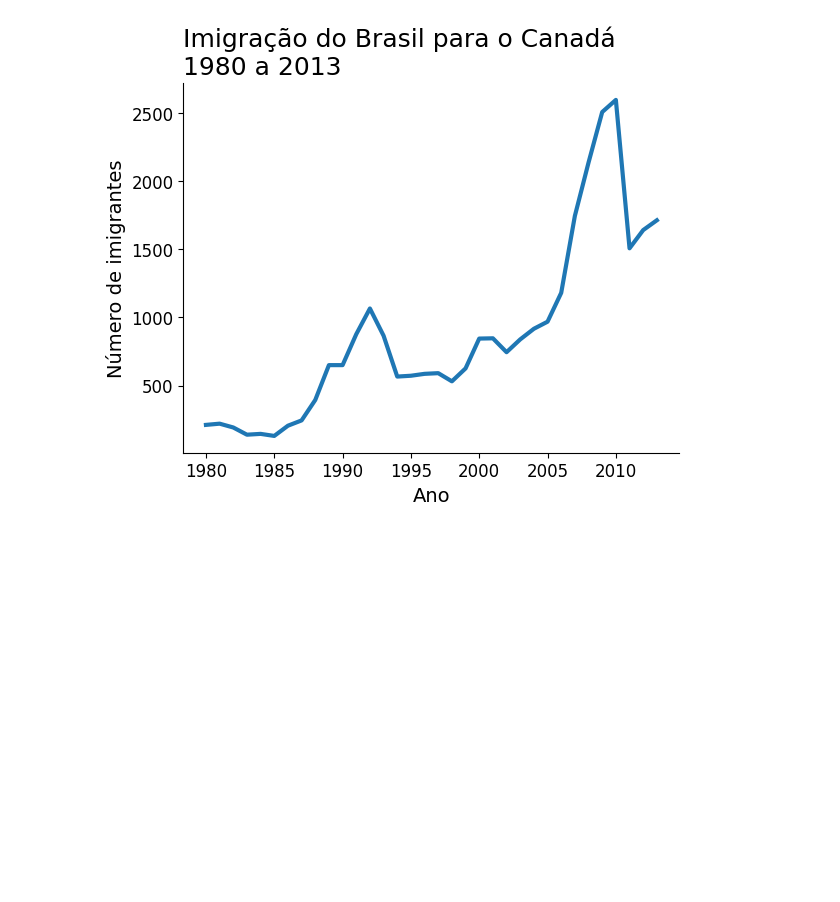
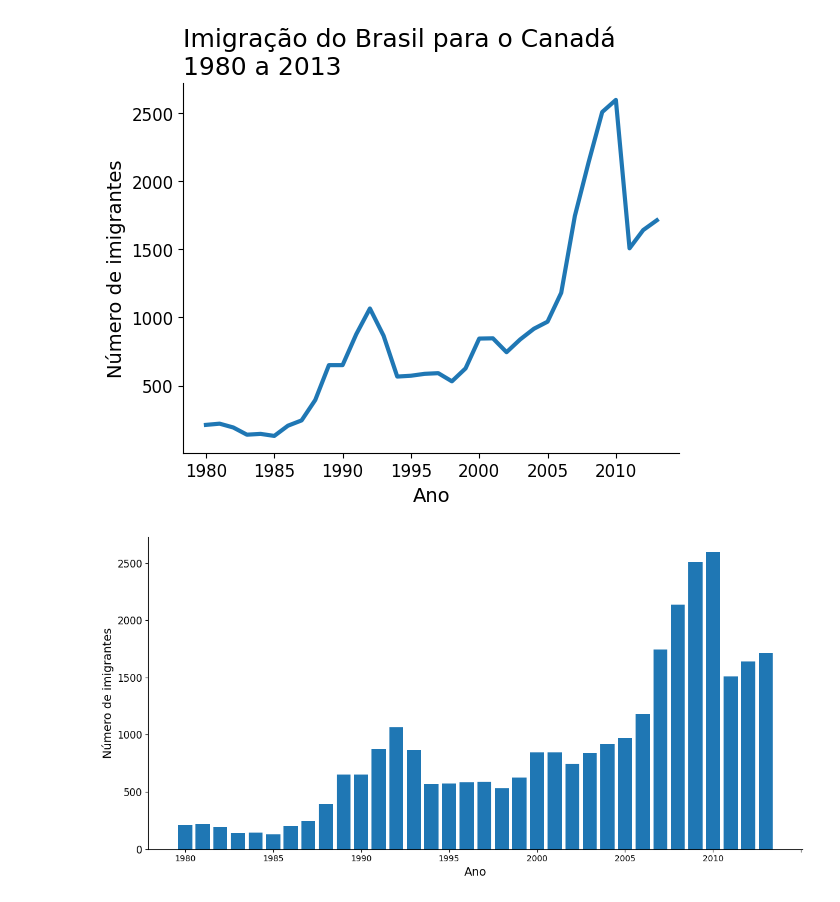
Before and after one commit to Aleckenzo/analise-imigrantes-brasileiros, a Jupyter notebook: analise_de_imigrantes_brasileiros.ipynb, the cells around one changed output. Drawn from its saved outputs; the diff is of its cells as text; code cells hidden in the pictures; blank space fills up the shorter version.

Commit message:
Adiciona gráfico de barras de imigrantes brasileiros

```diff
--- a/analise_de_imigrantes_brasileiros.ipynb
+++ b/analise_de_imigrantes_brasileiros.ipynb
@@ -96,3 +96,31 @@ ax.spines['right'].set_visible(False)
 plt.show()
 # %% [output]
 [figure]
+# %%
+fig, ax = plt.subplots(figsize=(12, 6))
+
+ax.bar(
+    dados_brasil['ano'],
+    dados_brasil['imigrantes'],
+    width=0.8
+)
+
+ax.set_xlabel('Ano', fontsize=14)
+ax.set_ylabel('Número de imigrantes', fontsize=14)
+
+ax.tick_params(axis='x', labelsize=10)
+ax.tick_params(axis='y', labelsize=12)
+
+ax.xaxis.set_major_locator(plt.MultipleLocator(5))
+
+ax.spines['top'].set_visible(False)
+ax.spines['right'].set_visible(False)
+
+plt.tight_layout()
+
+# Salva o gráfico na pasta imagens
+plt.savefig('imagens/grafico_imigrantes_brasileiros.png', dpi=300, bbox_inches='tight')
+
+plt.show()
+# %% [output]
+[figure, added]
```
Also changed, not shown: 1 other file.
